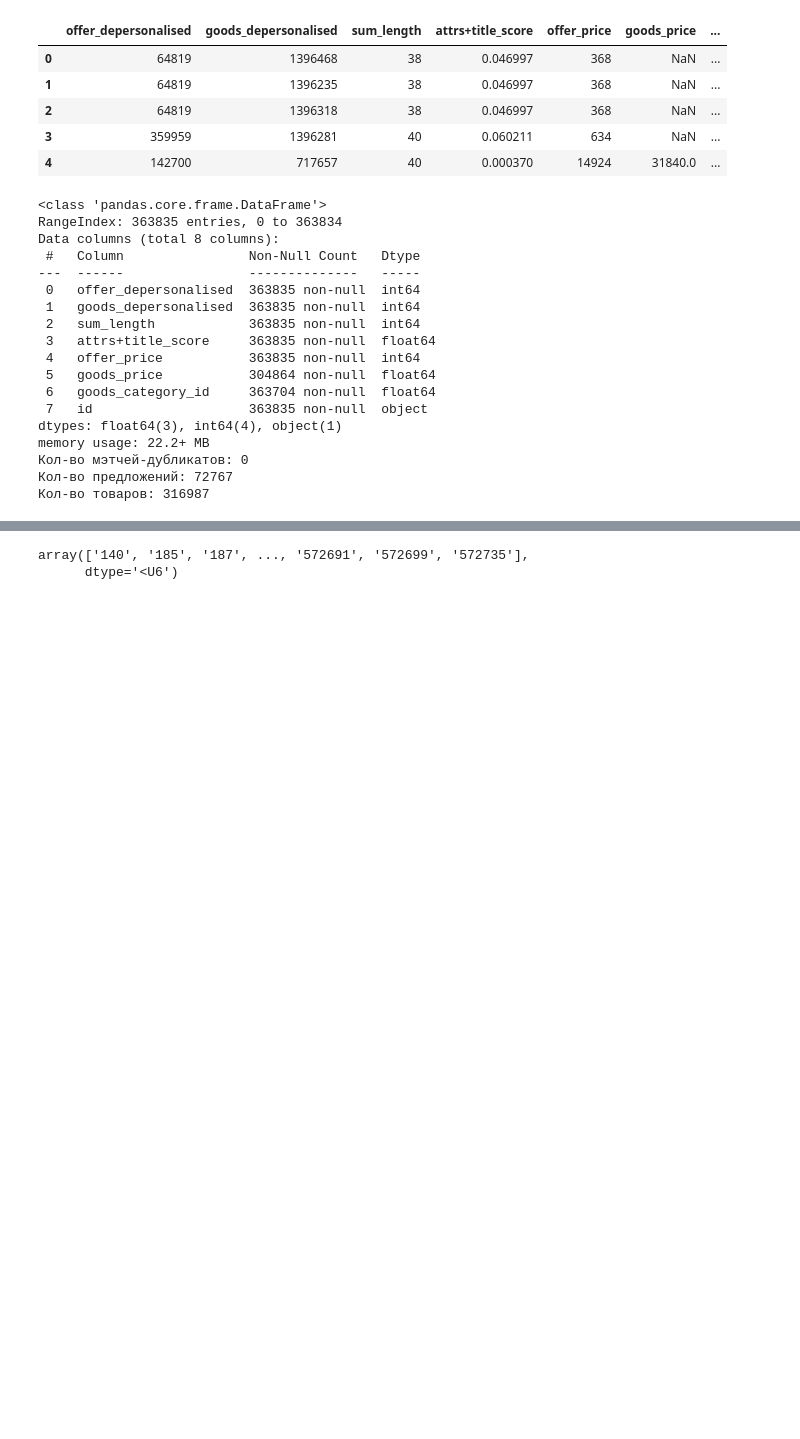
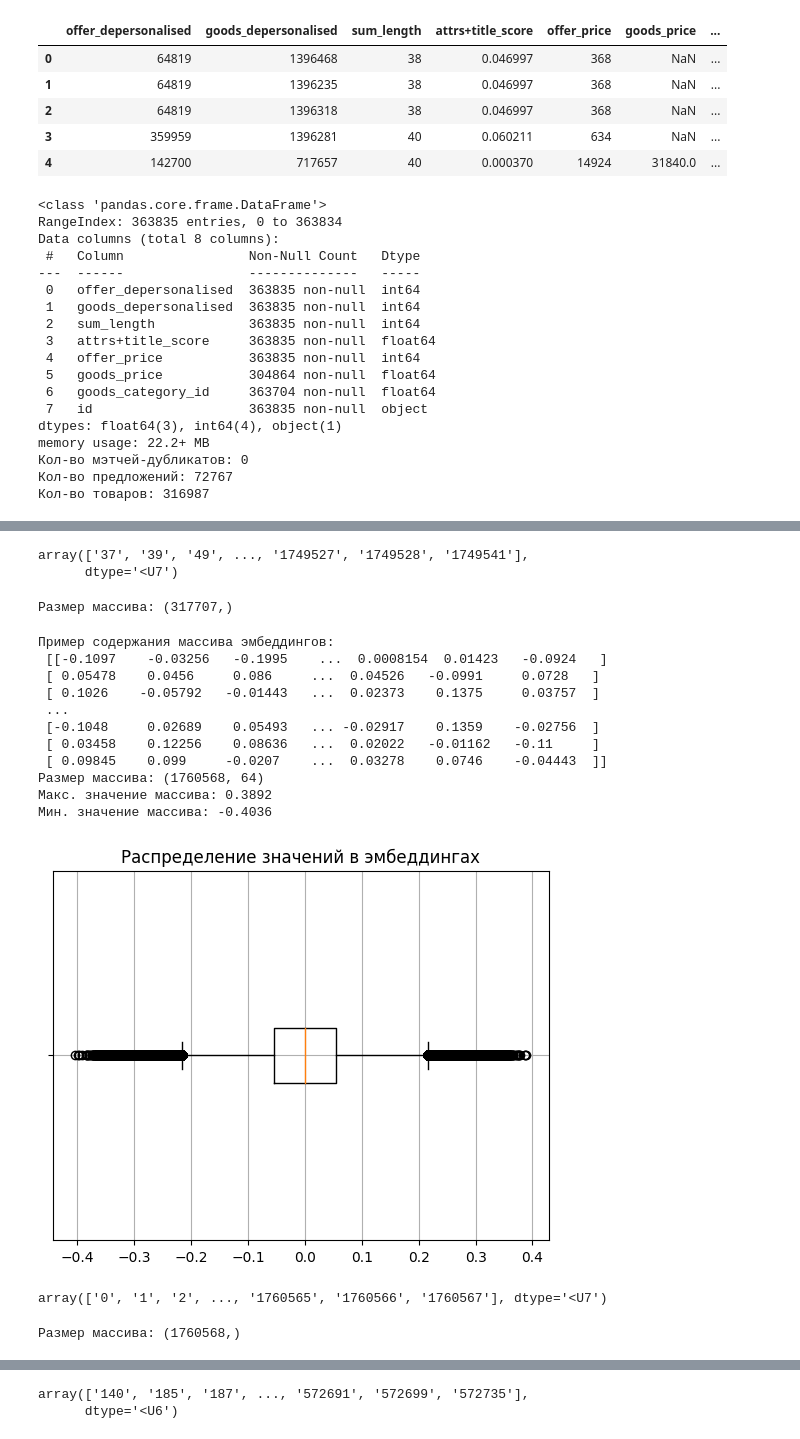
Before and after one commit to Danspers/Samokat.tech-Matching, a Jupyter notebook: Samokat.tech-Matching.ipynb, the cells around one changed output, grey strips where cells are left out. Cells and saved outputs as stored; diff of their text form; code cells hidden in the pictures; blank space fills up the shorter version.

```diff
--- a/Samokat.tech-Matching.ipynb
+++ b/Samokat.tech-Matching.ipynb
@@ -201,0 +292,41 @@ array([[ 0.31286708,  0.9922713 ,  1.2100751 , ..., -1.7545763 ,
+# %%
+# массив id изображений товаров
+display(goods_image_items)
+print('Размер массива:', goods_image_items.shape)
+# %% [output]
+array(['37', '39', '49', ..., '1749527', '1749528', '1749541'],
+      dtype='<U7')
+Размер массива: (317707,)
+# %%
+
+# эмбеддинги названий и атрибутов товаров
+print('Пример содержания массива эмбеддингов:\n', goods_title_embed)
+print('Размер массива:', goods_title_embed.shape)
+
+print('Макс. значение массива:', max(max(row) for row in goods_title_embed))
+print('Мин. значение массива:', min(min(row) for row in goods_title_embed))
+
+plt.boxplot(goods_title_embed.flatten(), vert=False, labels=[''])
+plt.title('Распределение значений в эмбеддингах')
+plt.grid(True)
+plt.show()
+# %% [output]
+Пример содержания массива эмбеддингов:
+ [[-0.1097    -0.03256   -0.1995    ...  0.0008154  0.01423   -0.0924   ]
+ [ 0.05478    0.0456     0.086     ...  0.04526   -0.0991     0.0728   ]
+ [ 0.1026    -0.05792   -0.01443   ...  0.02373    0.1375     0.03757  ]
+ ...
+ [-0.1048     0.02689    0.05493   ... -0.02917    0.1359    -0.02756  ]
+ [ 0.03458    0.12256    0.08636   ...  0.02022   -0.01162   -0.11     ]
+ [ 0.09845    0.099     -0.0207    ...  0.03278    0.0746    -0.04443  ]]
+Размер массива: (1760568, 64)
+Макс. значение массива: 0.3892
+Мин. значение массива: -0.4036
+[figure, added]
+# %%
+# массив id названий и атрибутов товаров
+display(goods_title_items)
+print('Размер массива:', goods_title_items.shape)
+# %% [output]
+array(['0', '1', '2', ..., '1760565', '1760566', '1760567'], dtype='<U7')
+Размер массива: (1760568,)
```
Also changed, not shown: parts of 23 cells of this notebook.
